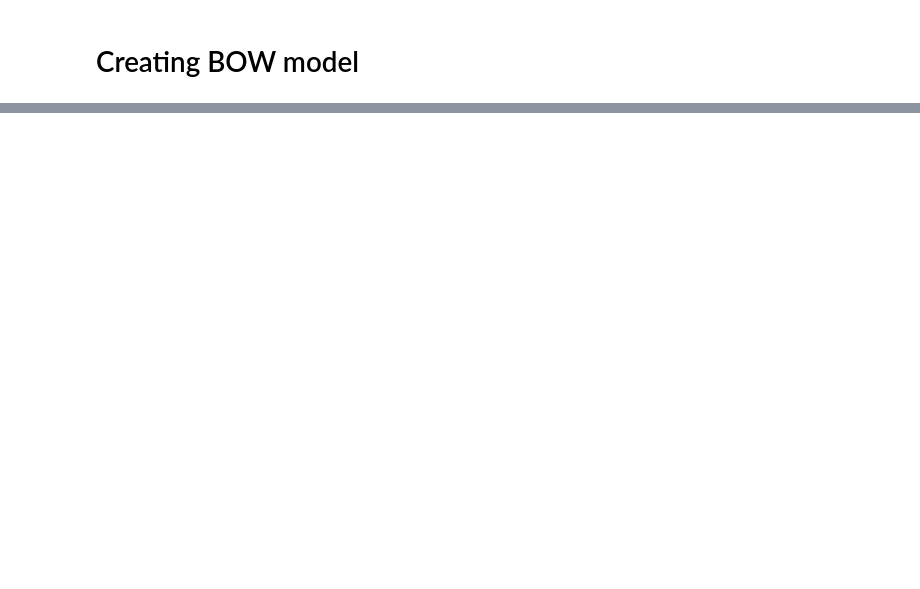
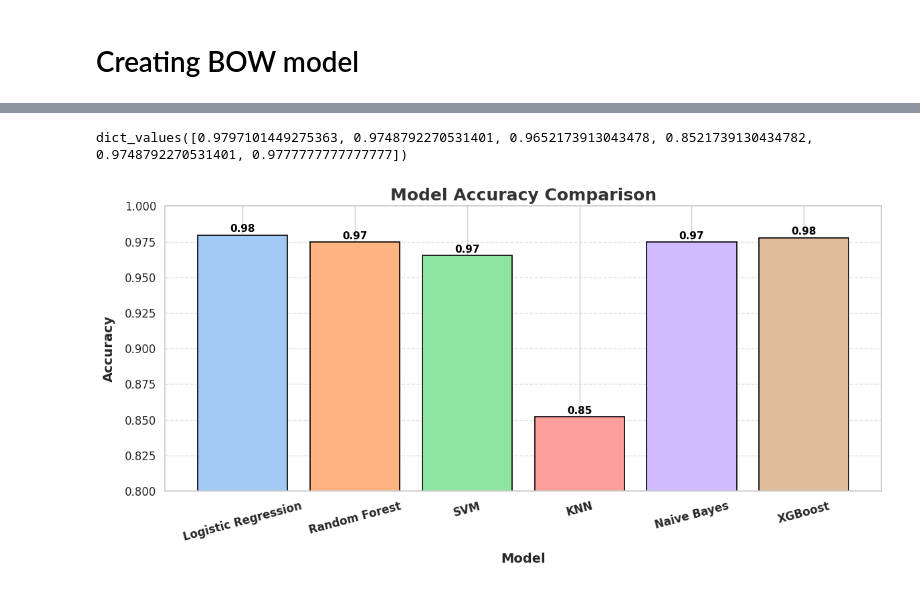
Before and after one commit to KittoDekiru1406/email-spam-detector-system, a Jupyter notebook: notebooks/spam-mails.ipynb, the cells around one changed output, grey strips where cells are left out. Saved outputs shown, nothing was run; the diff lists cells and outputs as text; code cells hidden in the pictures; blank space fills up the shorter version.

```diff
--- a/notebooks/spam-mails.ipynb
+++ b/notebooks/spam-mails.ipynb
@@ -111,7 +152,7 @@ subject enron methanol meter 988291 follow note gave monday 4 3 00 preliminari f
 # %%
-corpus = np.asarray(corpus)
-output_path = '/home/dekiru/Desktop/email-spam-detector-system/data/postprocessing/spam.txt'
-np.savetxt(output_path, corpus, fmt='%s')  # fmt='%s' dùng để lưu dưới dạng chuỗi
+# corpus = np.asarray(corpus)
+# output_path = '/home/dekiru/Desktop/email-spam-detector-system/data/postprocessing/spam.txt'
+# np.savetxt(output_path, corpus, fmt='%s')  # fmt='%s' dùng để lưu dưới dạng chuỗi
 # %%
 mostCommon = Counter(corpus).most_common(20)
 # mostCommon
@@ -133,7 +174,7 @@ models = {
     "XGBoost": XGBClassifier(use_label_encoder=False, eval_metric='logloss', random_state=42)
 }
 # %%
-weights_dir = "/home/dekiru/Desktop/email_spam_detector_system/weights"
+weights_dir = "/home/dekiru/Desktop/email-spam-detector-system/weights"
 # %%
 results = {}
 for name, model in models.items():
@@ -201 +242,40 @@ Model XGBoost đã được lưu vào file /home/dekiru/Desktop/email_spam_detec
 Best Model: Logistic Regression with Accuracy: 0.98
+# %%
+print(results.values())
+# %% [output]
+dict_values([0.9797101449275363, 0.9748792270531401, 0.9652173913043478, 0.8521739130434782, 0.9748792270531401, 0.9777777777777777])
+# %%
+import matplotlib.pyplot as plt
+import seaborn as sns
+
+# Tùy chọn phong cách
+sns.set_theme(style="whitegrid")
+
+# Dữ liệu
+model_names = list(results.keys())
+accuracies = list(results.values())
+
+# Vẽ biểu đồ
+plt.figure(figsize=(12, 6))
+colors = sns.color_palette("pastel")[:len(model_names)]  # Bảng màu pastel đẹp mắt
+bars = plt.bar(model_names, accuracies, color=colors, edgecolor='black', linewidth=1.2)
+
+# Hiển thị giá trị trên từng cột
+for bar in bars:
+    plt.text(bar.get_x() + bar.get_width() / 2, bar.get_height() + 0.002,
+             f"{bar.get_height():.2f}", ha='center', fontsize=11, color='black', fontweight='bold')
+
+# Tùy chỉnh biểu đồ
+plt.title("Model Accuracy Comparison", fontsize=18, fontweight='bold', color="#333333")
+plt.xlabel("Model", fontsize=14, labelpad=10, fontweight='bold')
+plt.ylabel("Accuracy", fontsize=14, labelpad=10, fontweight='bold')
+plt.ylim(0.8, 1.0)  # Điều chỉnh trục y
+plt.xticks(fontsize=12, rotation=15, fontweight='bold')
+plt.yticks(fontsize=12)
+plt.grid(axis='y', linestyle='--', alpha=0.6)
+plt.tight_layout()
+
+# Hiển thị
+plt.show()
+# %% [output]
+[figure, added]
```
Also changed, not shown: parts of 11 cells of this notebook, 4 other files.
